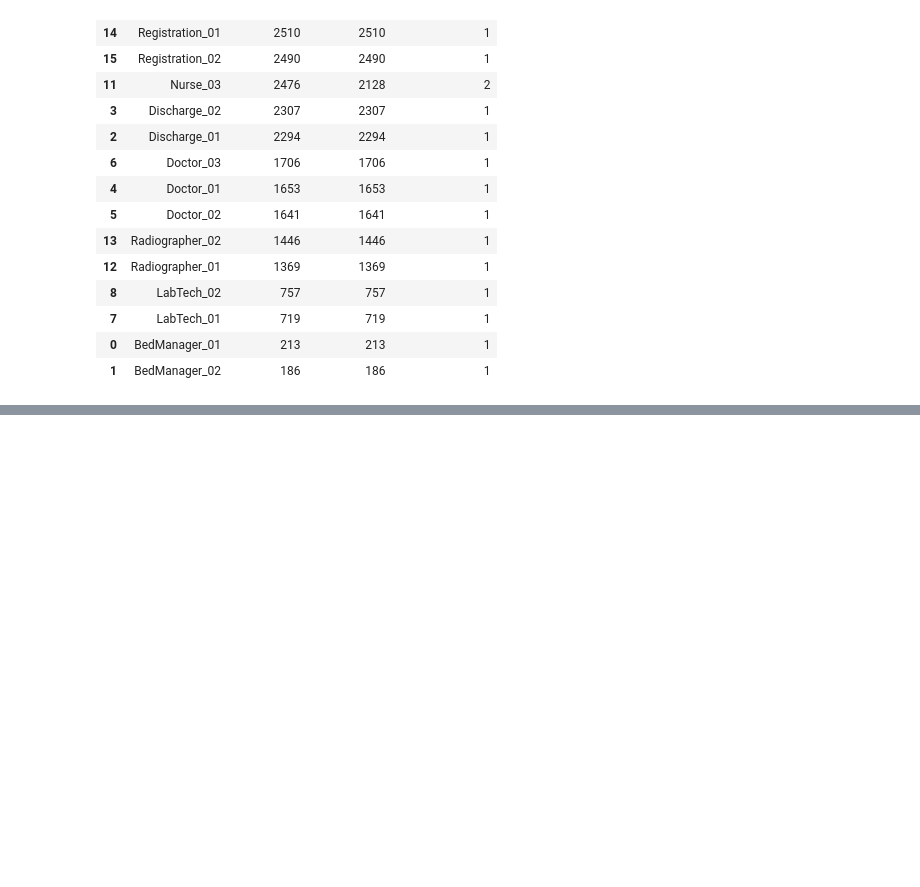
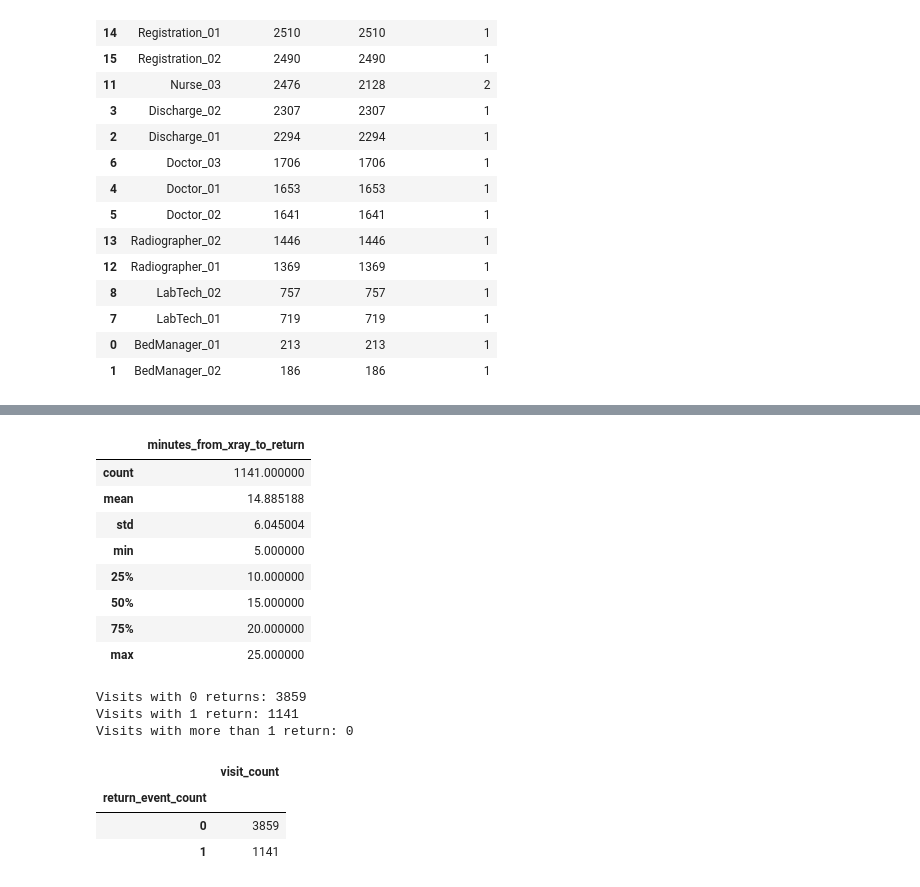
Before and after one commit to Fathima-1424/CareFlow-Clinical-Pathway, a Jupyter notebook: EDA.ipynb, the cells around one changed output, grey strips where cells are left out. Drawn from its saved outputs; the diff is of its cells as text; code cells hidden in the pictures; blank space fills up the shorter version.

```diff
--- a/EDA.ipynb
+++ b/EDA.ipynb
@@ -664,0 +731,49 @@ display(resource_workload.head(20))
+# %%
+#12. Return-to-triage timing and repeated returns
+
+# Elapsed time from the X-Ray event directly preceding a return
+xray_to_return = df[
+    df["activity"].eq("X-Ray")
+    & df["next_activity"].eq("Return to Triage")
+].copy()
+
+xray_to_return_summary = xray_to_return["elapsed_minutes"].describe().to_frame(
+    "minutes_from_xray_to_return"
+)
+display(xray_to_return_summary)
+
+# Number of Return to Triage events per visit
+returns_per_visit = (
+    df["activity"].eq("Return to Triage")
+    .groupby(df["case_id"])
+    .sum()
+    .rename("return_event_count")
+)
+
+print("Visits with 0 returns:", int((returns_per_visit == 0).sum()))
+print("Visits with 1 return:", int((returns_per_visit == 1).sum()))
+print("Visits with more than 1 return:", int((returns_per_visit > 1).sum()))
+
+display(
+    returns_per_visit.value_counts()
+    .sort_index()
+    .rename_axis("return_event_count")
+    .to_frame("visit_count")
+)
+# %% [output]
+|  | minutes_from_xray_to_return |
+| count | 1141.000000 |
+| mean | 14.885188 |
+| std | 6.045004 |
+| min | 5.000000 |
+| 25% | 10.000000 |
+| 50% | 15.000000 |
+| 75% | 20.000000 |
+| max | 25.000000 |
+Visits with 0 returns: 3859
+Visits with 1 return: 1141
+Visits with more than 1 return: 0
+|  | visit_count |
+| return_event_count |  |
+| 0 | 3859 |
+| 1 | 1141 |
```
Also changed, not shown: parts of 4 cells of this notebook, 11 other files.
